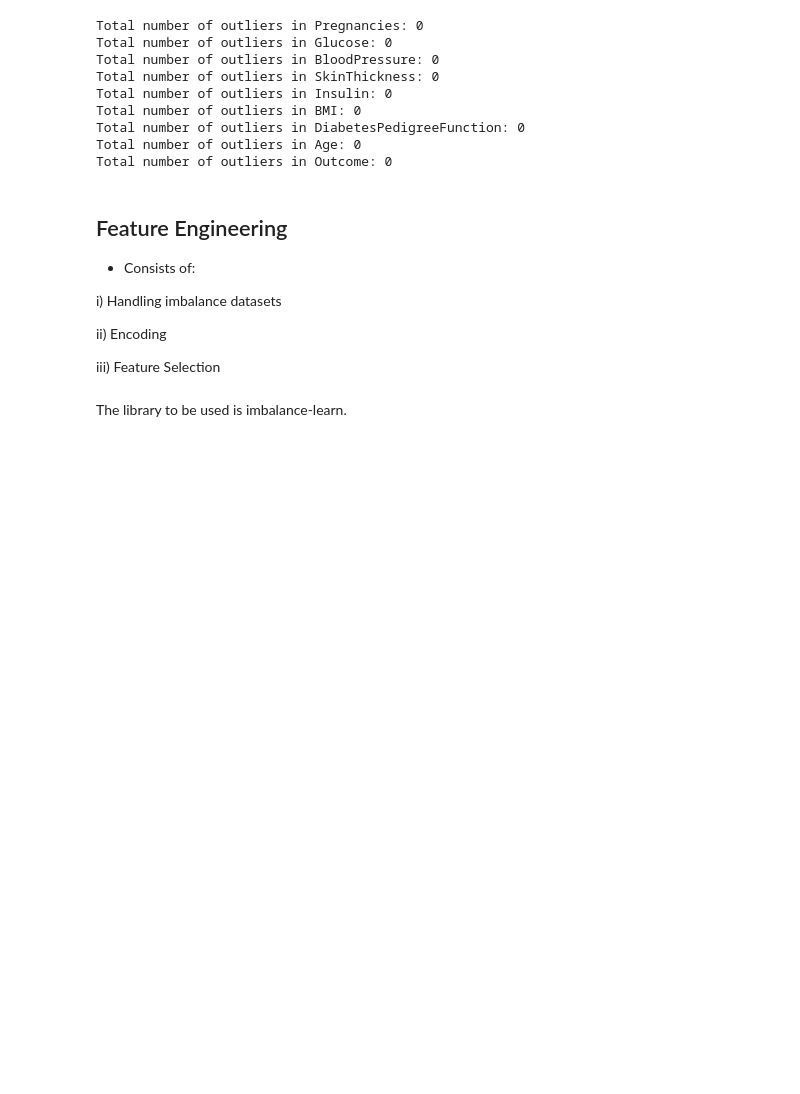
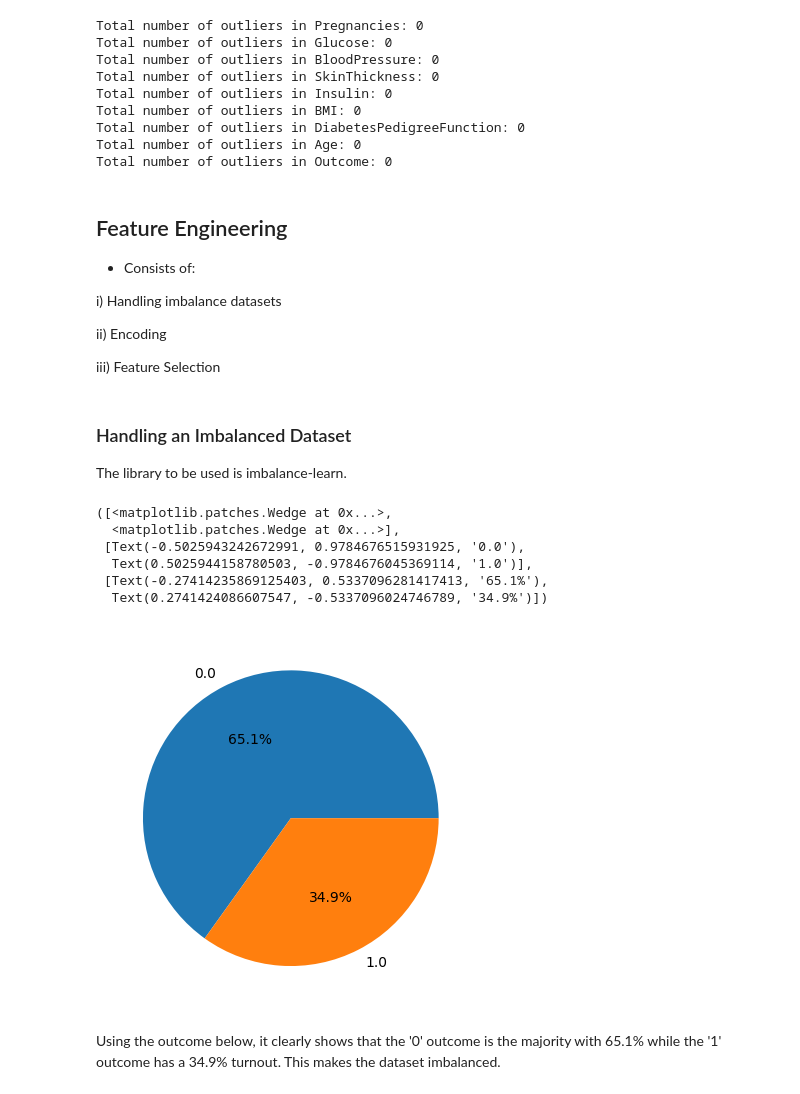
Before and after one commit to MbuviM/Diabetes-Prediction-Machine-Learning-Model, a Jupyter notebook: Model.ipynb, the cells around one changed output. Saved outputs shown, nothing was run; the diff lists cells and outputs as text; code cells hidden in the pictures; blank space fills up the shorter version.

```diff
--- a/Model.ipynb
+++ b/Model.ipynb
@@ -226,4 +239,19 @@ ii) Encoding
 
 iii) Feature Selection
 # %% [markdown]
+### Handling an Imbalanced Dataset
 The library to be used is imbalance-learn.
+# %%
+outcome_value_counts = diabetes_data_copy['Outcome'].value_counts()
+
+plt.pie(outcome_value_counts, labels=outcome_value_counts.index, autopct='%1.1f%%')
+# %% [output]
+([<matplotlib.patches.Wedge at 0x...>,
+  <matplotlib.patches.Wedge at 0x...>],
+ [Text(-0.5025943242672991, 0.9784676515931925, '0.0'),
+  Text(0.5025944158780503, -0.9784676045369114, '1.0')],
+ [Text(-0.27414235869125403, 0.5337096281417413, '65.1%'),
+  Text(0.2741424086607547, -0.5337096024746789, '34.9%')])
+[figure, added]
+# %% [markdown]
+Using the outcome below, it clearly shows that the '0' outcome is the majority with 65.1% while the '1' outcome has a 34.9% turnout. This makes the dataset imbalanced.
```
Also changed, not shown: parts of 4 cells of this notebook.
